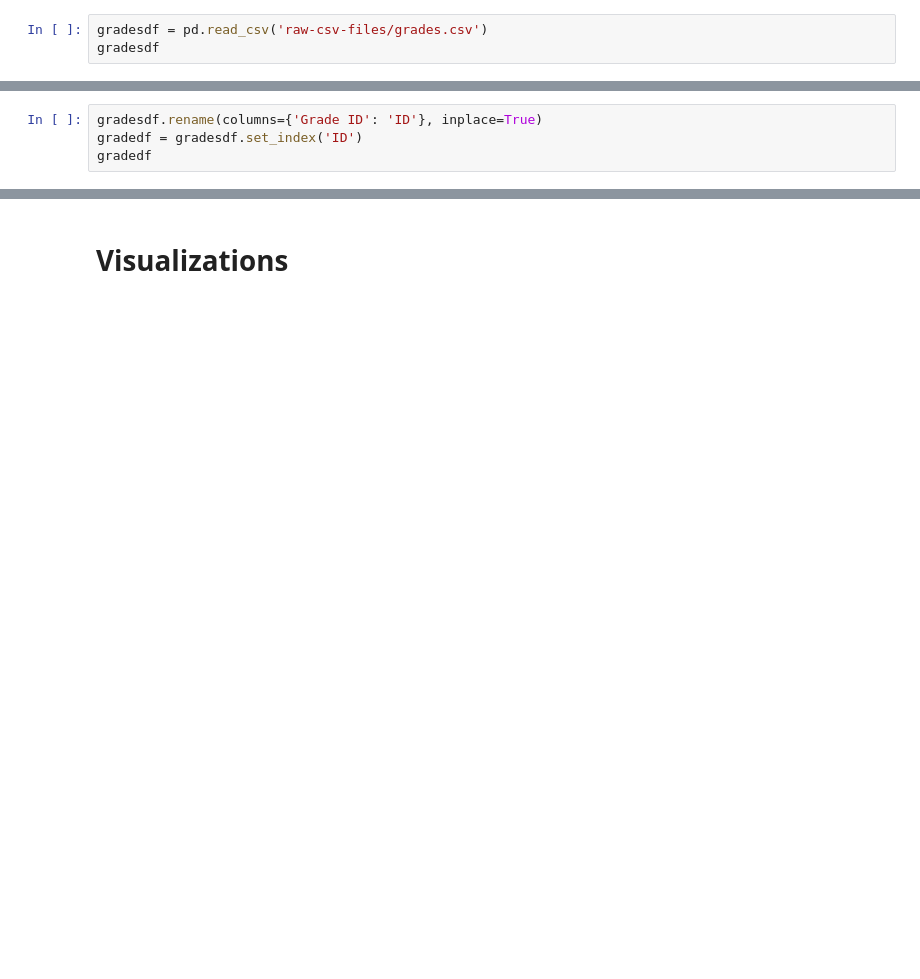
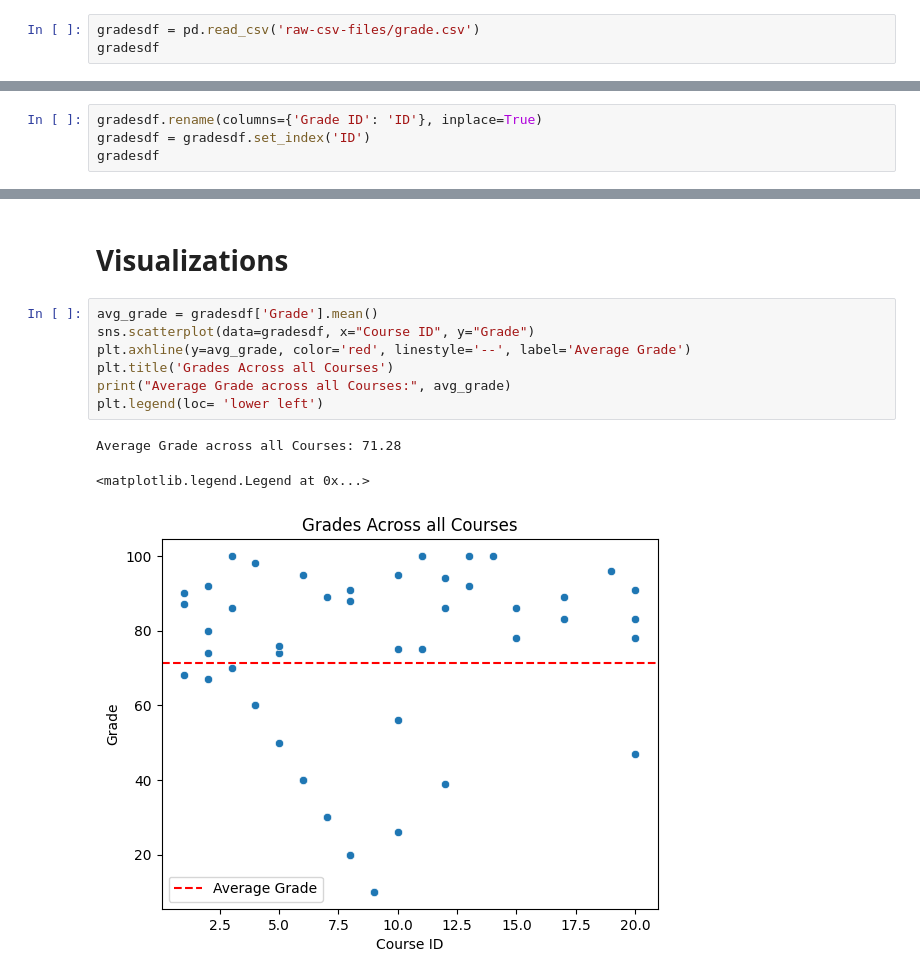
Before and after one commit to newdevon/Data-Pipeline, a Jupyter notebook: data-cleaning.ipynb, the cells around one changed output, grey strips where cells are left out. Cells and saved outputs as stored; diff of their text form; blank space fills up the shorter version.

Commit message:
added visualizations to ipynb

```diff
--- a/data-cleaning.ipynb
+++ b/data-cleaning.ipynb
@@ -194,5 +48,5 @@ admindf
 # %% [markdown]
 # Grades Table
 # %%
-gradesdf = pd.read_csv('raw-csv-files/grades.csv')
+gradesdf = pd.read_csv('raw-csv-files/grade.csv')
 gradesdf
@@ -218,5 +54,5 @@ gradesdf
 Rename 'Grade ID' column to just 'ID' and make ID the index
 # %%
 gradesdf.rename(columns={'Grade ID': 'ID'}, inplace=True)
-gradedf = gradesdf.set_index('ID')
-gradedf
+gradesdf = gradesdf.set_index('ID')
+gradesdf
@@ -252,2 +79,13 @@ teacherdf.to_csv('clean-csv-files/teacherdf_clean.csv')
 # %% [markdown]
 # Visualizations
+# %%
+avg_grade = gradesdf['Grade'].mean()
+sns.scatterplot(data=gradesdf, x="Course ID", y="Grade")
+plt.axhline(y=avg_grade, color='red', linestyle='--', label='Average Grade')
+plt.title('Grades Across all Courses')
+print("Average Grade across all Courses:", avg_grade)
+plt.legend(loc= 'lower left')
+# %% [output]
+Average Grade across all Courses: 71.28
+<matplotlib.legend.Legend at 0x...>
+[figure, added]
```
Also changed, not shown: parts of 15 cells of this notebook, 2 other files.
